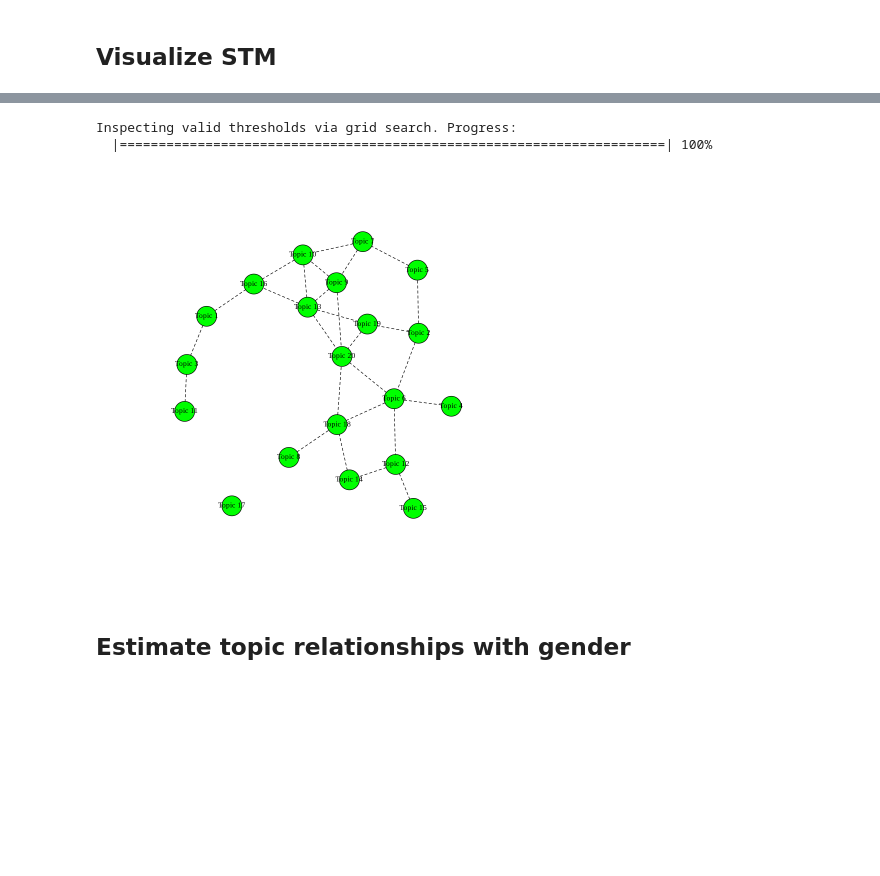
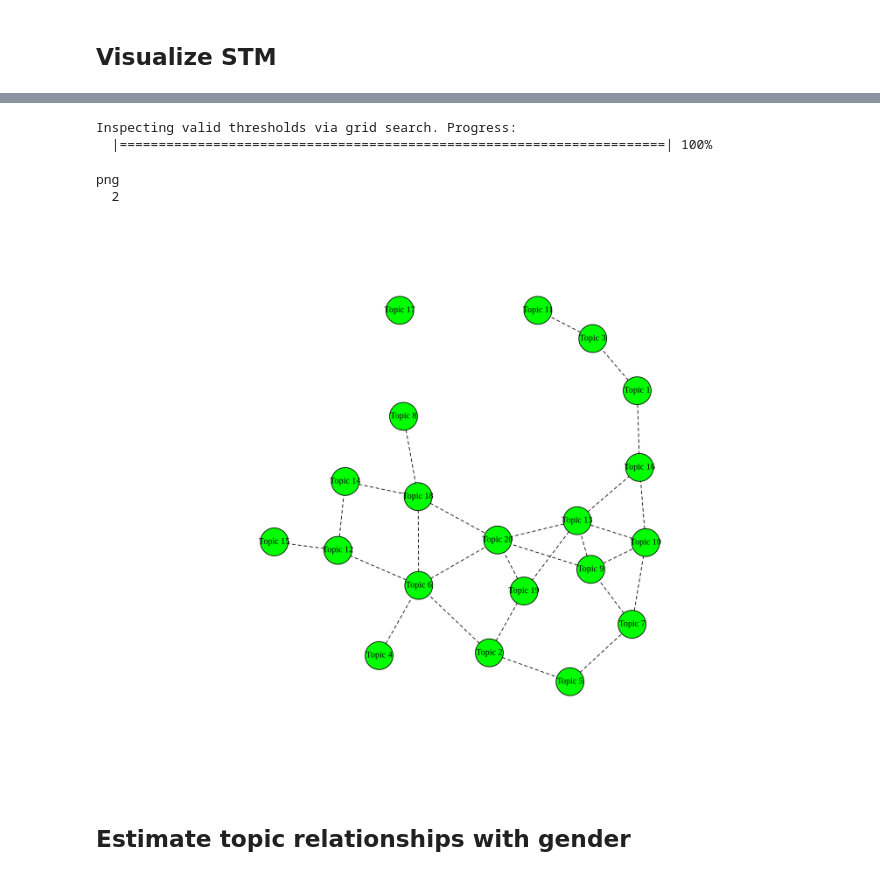
Before and after one commit to jhaber-zz/neh-nlp, a Jupyter notebook: code/topic_modeling.ipynb, the cells around one changed output, grey strips where cells are left out. Drawn from its saved outputs; the diff is of its cells as text; code cells hidden in the pictures; blank space fills up the shorter version.

```diff
--- a/code/topic_modeling.ipynb
+++ b/code/topic_modeling.ipynb
@@ -184,22 +184,27 @@ png
 # %%
 # Inspect topic correlations
 
-# This makes a persistent file and displays:
+# This makes a persistent file:
 stmCorrViz(model,
            file_out = '../output/corrviz.html',
            documents_matrix = docs,
            title = "Topic Correlations (k = 20)",
-           display = TRUE)
+           display = FALSE)
 
 # This saves an image to disk:
-png(filename='../output/corrviz.png')
+png(filename='../output/corrviz.png', width = 2000, height = 2000, units = "px", res = 300)
 corr = topicCorr(model)
 plot(corr)
 dev.off()
+
+# This displays the plot:
+plot(corr)
 # %% [output]
 Inspecting valid thresholds via grid search. Progress:
   |======================================================================| 100%
+png
+  2
-[figure, old version]
+[figure, new version]
 # %% [markdown]
 ## Estimate topic relationships with gender
 # %%
```
Also changed, not shown: parts of 17 cells of this notebook, 10 other files.
